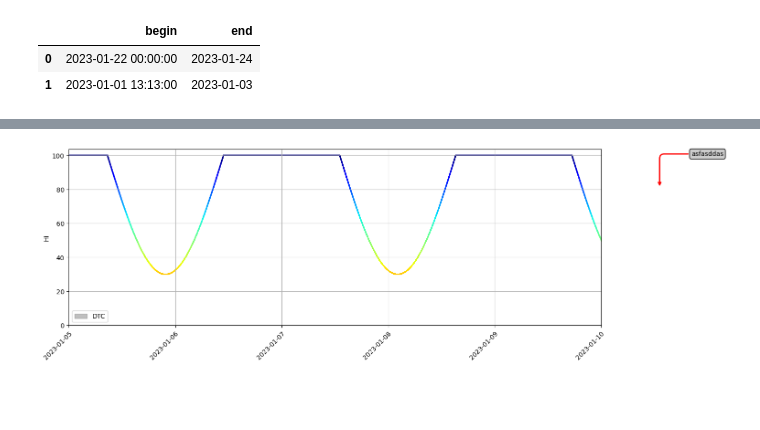
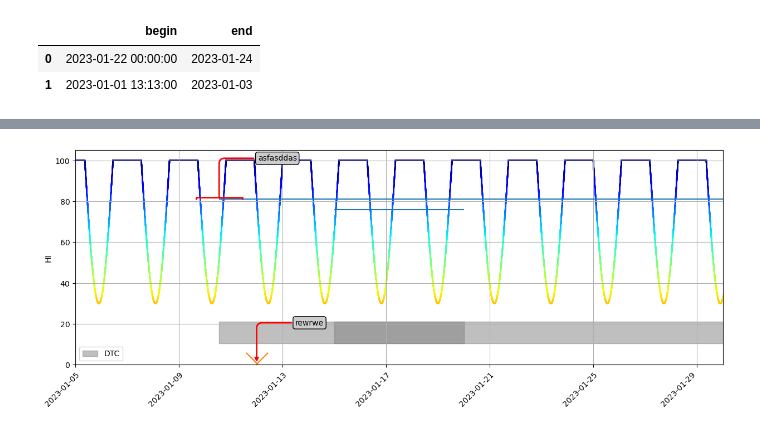
Before and after one commit to alessandro-rubin/matplotlib_training, a Jupyter notebook: hi_plot.ipynb, the cells around one changed output, grey strips where cells are left out. Cells and saved outputs as stored; diff of their text form; code cells hidden in the pictures; blank space fills up the shorter version.

Commit message:
event plotting

```diff
--- a/hi_plot.ipynb
+++ b/hi_plot.ipynb
@@ -41,6 +41,6 @@ data=pd.DataFrame(data)
 cmap=plt.get_cmap('jet',lut=100).reversed()
 norm=matplotlib.colors.Normalize(0,100)
 # %%
-fig,ax=plottingFunctions.detail_HI_plot(data,datetime_intervals,interval_annotations=['','asfasddas'],start_date='2023-1-5',end_date='10-Jan-2023')
+fig,ax=plottingFunctions.detail_HI_plot(data,datetime_intervals,interval_annotations=['','asfasddas'],start_date='2023-1-5',end_date='30-Jan-2023',events=[datetime(2023,1,12)],event_annotations=['rewrwe'])
 # %% [output]
 2023-1-5 converted to 2023-01-05 00:00:00 using format %Y-%m-%d
@@ -49,8 +48,8 @@ Coudn't convert the string 10-Jan-2023 to datetime, final try
 (0, begin   2023-01-15
 end     2023-01-20
 Name: 0, dtype: datetime64[ns])
 (1, begin   2023-01-10 13:13:00
 end     2023-06-13 00:00:00
 Name: 1, dtype: datetime64[ns])
 [<matplotlib.patches.Polygon object at 0x...>] ['DTC']
-[figure, old version]
+[figure, new version]
```
Also changed, not shown: parts of 1 cell of this notebook, 1 other file.
